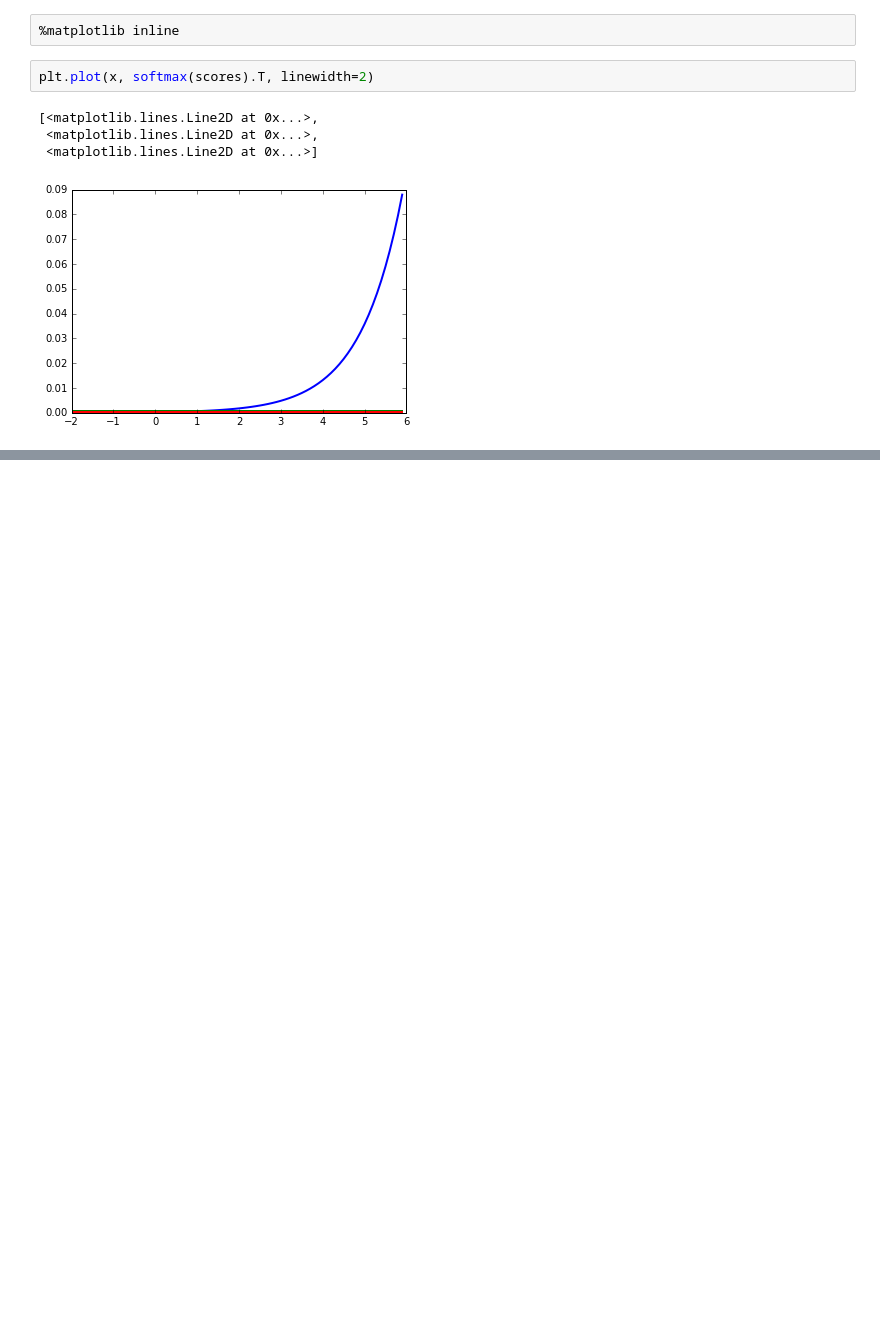
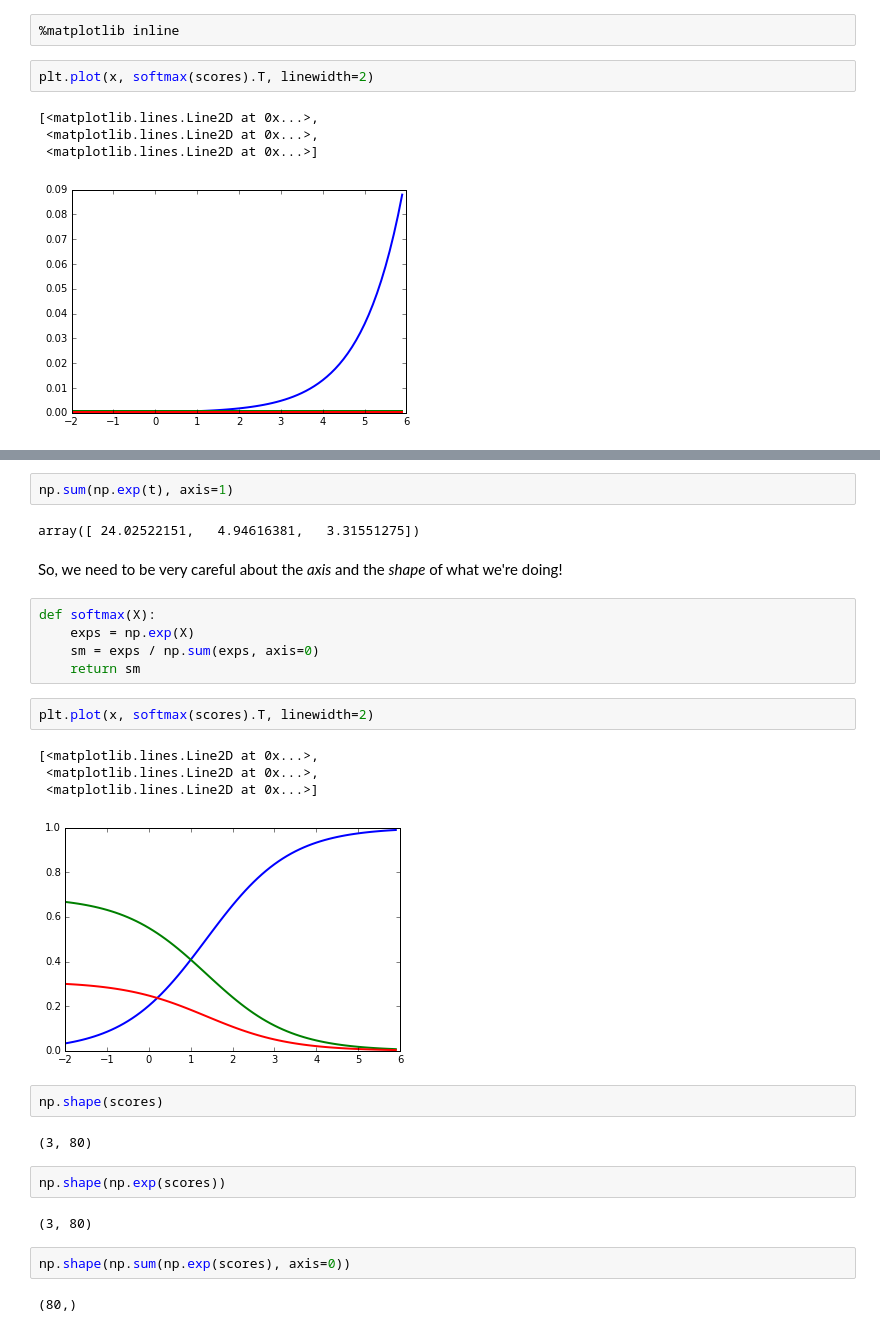
Before and after one commit to gnperdue/Udacity, a Jupyter notebook: DeepLearning/dlLesson1/udacity_dl_l1_machine_learning_to_deep_learning.ipynb, the cells around one changed output, grey strips where cells are left out. Drawn from its saved outputs; the diff is of its cells as text; blank space fills up the shorter version.

```diff
--- a/DeepLearning/dlLesson1/udacity_dl_l1_machine_learning_to_deep_learning.ipynb
+++ b/DeepLearning/dlLesson1/udacity_dl_l1_machine_learning_to_deep_learning.ipynb
@@ -119,0 +142,30 @@ plt.plot(x, softmax(scores).T, linewidth=2)
+# %%
+np.sum(np.exp(t), axis=1)
+# %% [output]
+array([ 24.02522151,   4.94616381,   3.31551275])
+# %% [markdown]
+So, we need to be very careful about the _axis_ and the _shape_ of what we're doing!
+# %%
+def softmax(X):
+    exps = np.exp(X)
+    sm = exps / np.sum(exps, axis=0)
+    return sm
+# %%
+plt.plot(x, softmax(scores).T, linewidth=2)
+# %% [output]
+[<matplotlib.lines.Line2D at 0x...>,
+ <matplotlib.lines.Line2D at 0x...>,
+ <matplotlib.lines.Line2D at 0x...>]
+[figure, added]
+# %%
+np.shape(scores)
+# %% [output]
+(3, 80)
+# %%
+np.shape(np.exp(scores))
+# %% [output]
+(3, 80)
+# %%
+np.shape(np.sum(np.exp(scores), axis=0))
+# %% [output]
+(80,)
```
Also changed, not shown: parts of 8 cells of this notebook.
